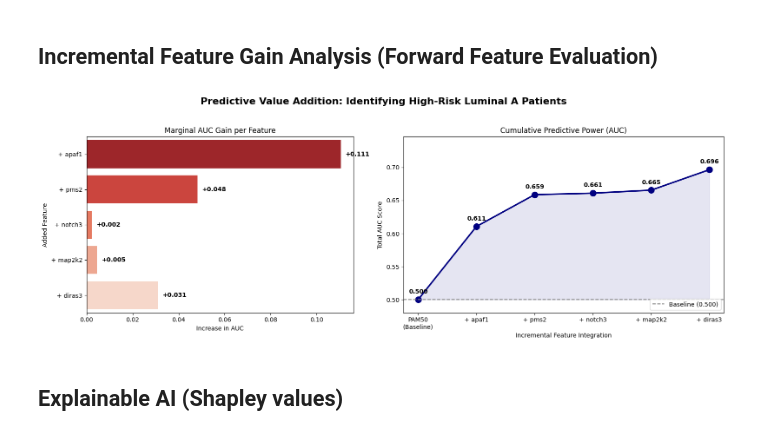
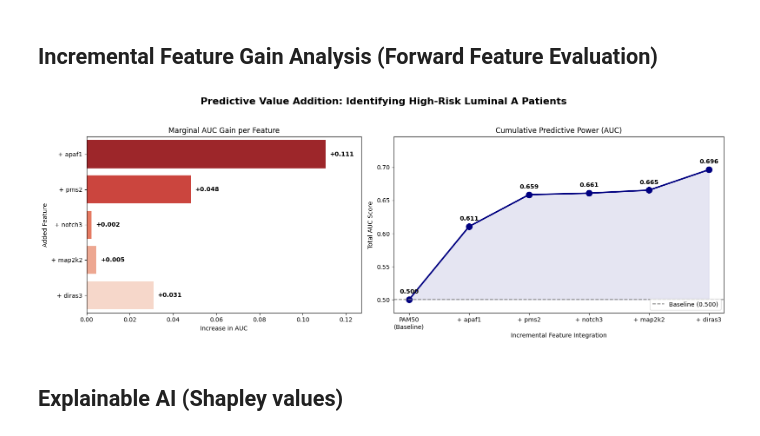
Before and after one commit to AlexandrosMiteloudis/DAMA_Hackathon, a Jupyter notebook: notebooks/METABRIC_CIBCB_pipeline.ipynb, the cells around one changed output. Saved outputs shown, nothing was run; the diff lists cells and outputs as text; code cells hidden in the pictures.

Commit message:
enhance: extend the x-axis limit in marginal plot per feature

```diff
--- a/notebooks/METABRIC_CIBCB_pipeline.ipynb
+++ b/notebooks/METABRIC_CIBCB_pipeline.ipynb
@@ -516,34 +516,41 @@ for i, feature in enumerate(top_5_features):
 fig, (ax1, ax2) = plt.subplots(1, 2, figsize=(16, 6), gridspec_kw={'width_ratios': [1, 1.2]})
 fig.suptitle("Predictive Value Addition: Identifying High-Risk Luminal A Patients", fontsize=16, fontweight='bold')
 
 # Horizontal Bar Chart of Marginal Gains
 sns.barplot(x=gain_scores[1:], y=feature_labels[1:], ax=ax1, palette="Reds_r")
+
+max_gain = max(gain_scores[1:])
+padding = max_gain * 0.15  # 15% breathing room
+
+ax1.set_xlim(0, max_gain + padding)
+
+
 ax1.set_title("Marginal AUC Gain per Feature", fontsize=12)
 ax1.set_xlabel("Increase in AUC")
 ax1.set_ylabel("Added Feature")
 for i, v in enumerate(gain_scores[1:]):
     ax1.text(v + 0.002, i, f"+{v:.3f}", color='black', va='center', fontweight='bold')
 
 # Line Plot of Cumulative AUC
 ax2.plot(feature_labels, auc_scores, marker='o', markersize=10, linestyle='-', color='navy', linewidth=2.5)
 ax2.fill_between(feature_labels, 0.500, auc_scores, color='navy', alpha=0.1)
 ax2.axhline(y=0.500, color='gray', linestyle='--', label='Baseline (0.500)')
 ax2.set_title("Cumulative Predictive Power (AUC)", fontsize=12)
 ax2.set_xlabel("Incremental Feature Integration")
 ax2.set_ylabel("Total AUC Score")
 ax2.set_ylim(0.48, max(auc_scores) + 0.05)
 ax2.legend(loc="lower right")
 
 # Annotate the line chart points
 for i, txt in enumerate(auc_scores):
     ax2.annotate(f"{txt:.3f}", (feature_labels[i], auc_scores[i]),
                  textcoords="offset points", xytext=(0, 10), ha='center', fontweight='bold')
 
 plt.tight_layout(rect=[0, 0.03, 1, 0.95])
 #plt.savefig("Clinical_Value_Addition_Dashboard.pdf", format='pdf', dpi=300)
 plt.show()
 # %% [output]
-[figure, old version]
+[figure, new version]
 # %% [markdown]
 ## Explainable AI (Shapley values)
 # %%
```
